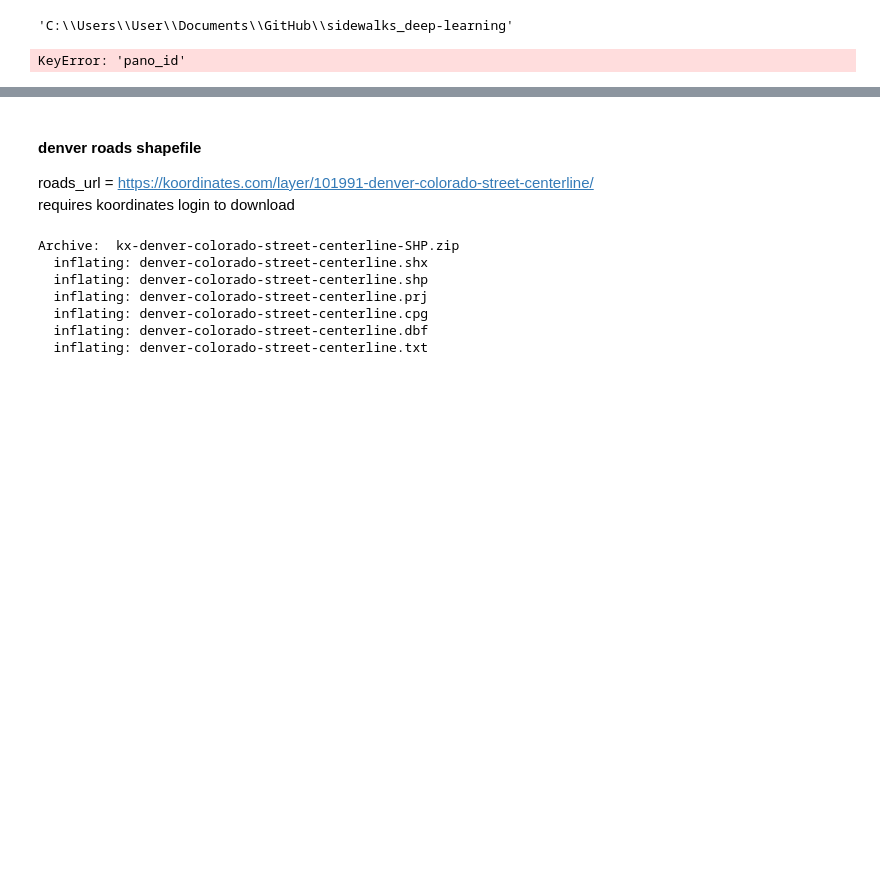
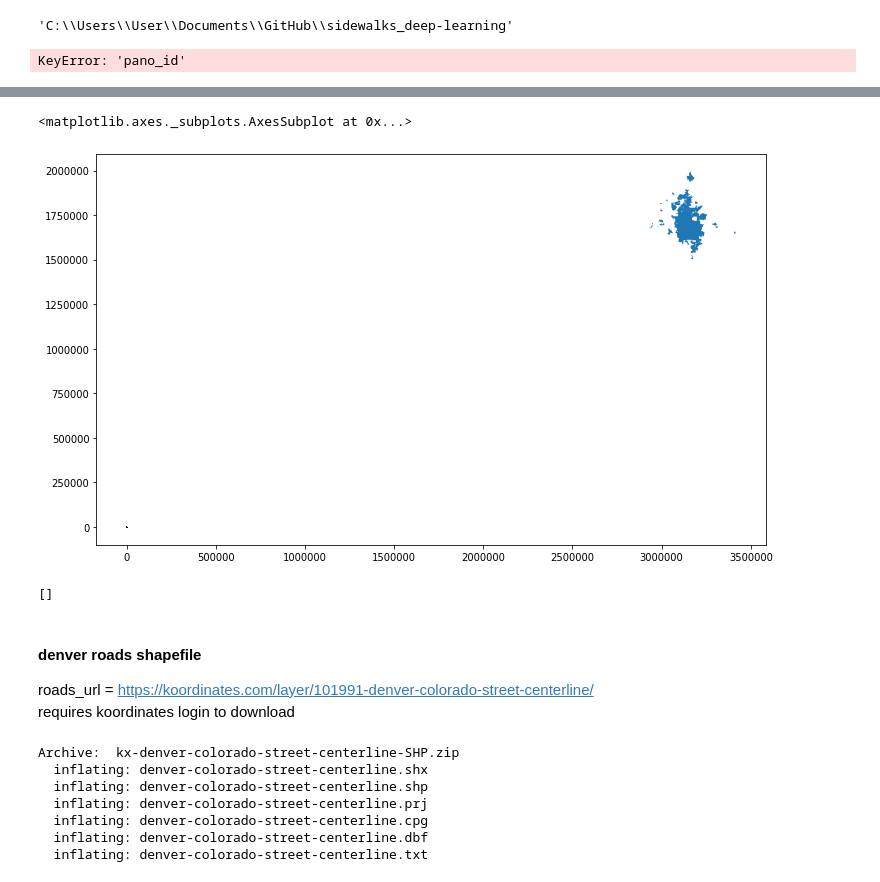
Before and after one commit to chrisoyer/sidewalk_deep-learning, a Jupyter notebook: sidewalks_deep_learning.ipynb, the cells around one changed output, grey strips where cells are left out. Saved outputs shown, nothing was run; the diff lists cells and outputs as text; code cells hidden in the pictures; blank space fills up the shorter version.

Commit message:
added some plotting

```diff
--- a/sidewalks_deep_learning.ipynb
+++ b/sidewalks_deep_learning.ipynb
@@ -31,0 +40,3 @@ if not path.exists("sidewalks.geojson"):
+# %%
+sidewalk_gdf = gpd.read_file('sidewalk_centerlines.geojson')
+sidewalk_extent_gdf = gpd.read_file('sidewalk_extent.geojson')
@@ -166,0 +180,3 @@ results.links
+# %%
+gpd.io.file.fiona.drvsupport.supported_drivers['KML'] = 'rw'
+CO_county_lines_gdf = gpd.read_file('CO_county_lines.kml', driver='KML')
@@ -167,3 +192,14 @@ results.links
+# %%
+fig, ax = plt.subplots(figsize = (12,12))
+CO_county_lines_gdf.geometry.plot(facecolor='none', linewidth=.5, edgecolor='k', ax=ax)
+sidewalk_extent_gdf.geometry.plot(ax=ax)
+# %% [output]
+<matplotlib.axes._subplots.AxesSubplot at 0x...>
+[figure, added]
+# %%
+ax.plot(data=CO_county_lines_gdf.geometry, facecolor='none', linewidth=.5, edgecolor='k')
+# %% [output]
+[]
 # %%
 def MetaParse(metadata_url):
     response = urllib.urlopen(metdata_url)
```
Also changed, not shown: parts of 22 cells of this notebook.
